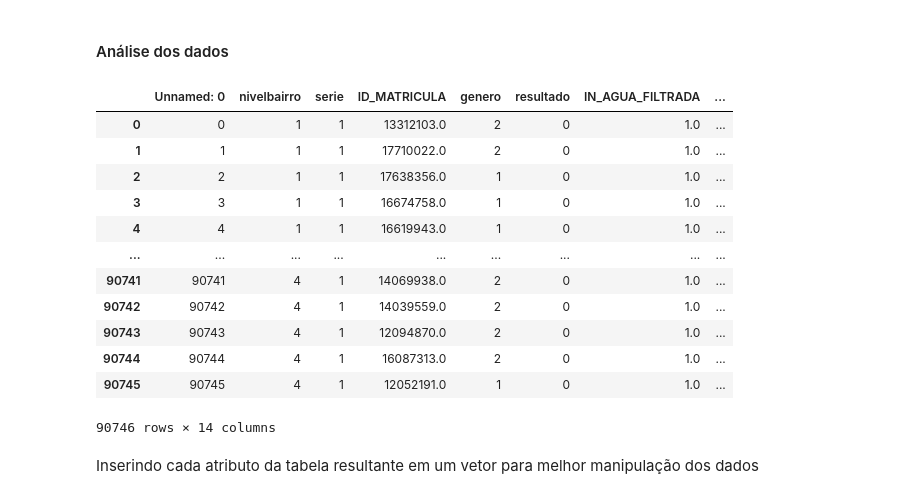
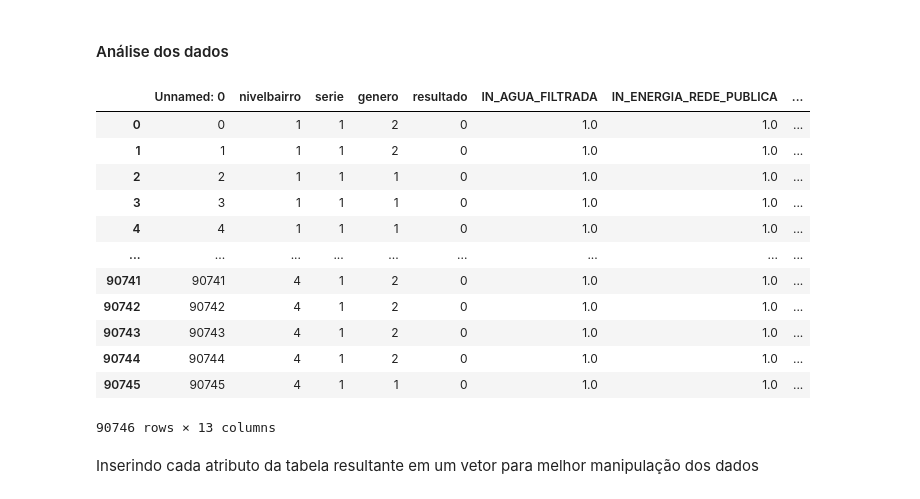
Before and after one commit to vitoriamatos/mineracao_de_dados, a Jupyter notebook: decision_tree.ipynb, the cells around one changed output. Cells and saved outputs as stored; diff of their text form; code cells hidden in the pictures.

Commit message:
delete ID_MATRICULA column

```diff
--- a/decision_tree.ipynb
+++ b/decision_tree.ipynb
@@ -33,23 +33,23 @@ import numpy as np
 # %% [markdown]
 #### Análise dos dados
 # %%
-caminhoBase = "data/database/fit.csv"
+caminhoBase = "data/database/data.csv"
 df = pd.read_csv(caminhoBase)
 df
 # %% [output]
-|  | Unnamed: 0 | nivelbairro | serie | ID_MATRICULA | genero | resultado | IN_AGUA_FILTRADA | ... |
-| 0 | 0 | 1 | 1 | 13312103.0 | 2 | 0 | 1.0 | ... |
-| 1 | 1 | 1 | 1 | 17710022.0 | 2 | 0 | 1.0 | ... |
-| 2 | 2 | 1 | 1 | 17638356.0 | 1 | 0 | 1.0 | ... |
-| 3 | 3 | 1 | 1 | 16674758.0 | 1 | 0 | 1.0 | ... |
-| 4 | 4 | 1 | 1 | 16619943.0 | 1 | 0 | 1.0 | ... |
+|  | Unnamed: 0 | nivelbairro | serie | genero | resultado | IN_AGUA_FILTRADA | IN_ENERGIA_REDE_PUBLICA | ... |
+| 0 | 0 | 1 | 1 | 2 | 0 | 1.0 | 1.0 | ... |
+| 1 | 1 | 1 | 1 | 2 | 0 | 1.0 | 1.0 | ... |
+| 2 | 2 | 1 | 1 | 1 | 0 | 1.0 | 1.0 | ... |
+| 3 | 3 | 1 | 1 | 1 | 0 | 1.0 | 1.0 | ... |
+| 4 | 4 | 1 | 1 | 1 | 0 | 1.0 | 1.0 | ... |
 | ... | ... | ... | ... | ... | ... | ... | ... | ... |
-| 90741 | 90741 | 4 | 1 | 14069938.0 | 2 | 0 | 1.0 | ... |
-| 90742 | 90742 | 4 | 1 | 14039559.0 | 2 | 0 | 1.0 | ... |
-| 90743 | 90743 | 4 | 1 | 12094870.0 | 2 | 0 | 1.0 | ... |
-| 90744 | 90744 | 4 | 1 | 16087313.0 | 2 | 0 | 1.0 | ... |
-| 90745 | 90745 | 4 | 1 | 12052191.0 | 1 | 0 | 1.0 | ... |
+| 90741 | 90741 | 4 | 1 | 2 | 0 | 1.0 | 1.0 | ... |
+| 90742 | 90742 | 4 | 1 | 2 | 0 | 1.0 | 1.0 | ... |
+| 90743 | 90743 | 4 | 1 | 2 | 0 | 1.0 | 1.0 | ... |
+| 90744 | 90744 | 4 | 1 | 2 | 0 | 1.0 | 1.0 | ... |
+| 90745 | 90745 | 4 | 1 | 1 | 0 | 1.0 | 1.0 | ... |
-90746 rows × 14 columns
+90746 rows × 13 columns
 # %%
 tipos = df.dtypes
 atributos = df.columns
```
Also changed, not shown: parts of 15 cells of this notebook, 3 other files.
